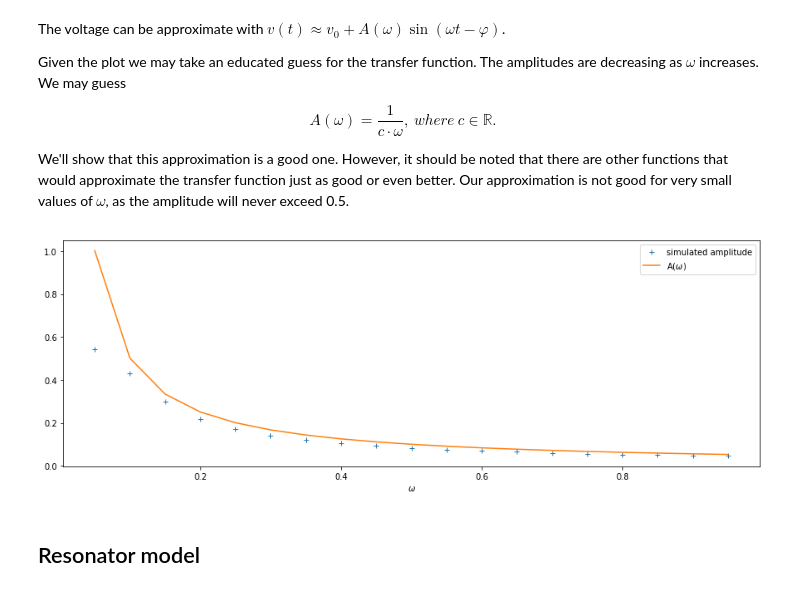
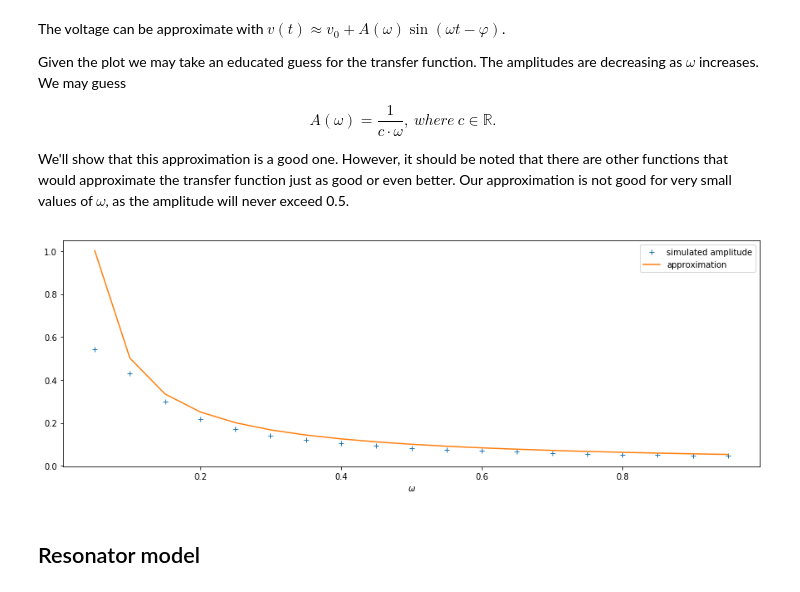
Before and after one commit to lpodl/Izhikevich-Neurons, a Jupyter notebook: Izhkevich-Neurons.ipynb, the cells around one changed output. Cells and saved outputs as stored; diff of their text form; code cells hidden in the pictures.

```diff
--- a/Izhkevich-Neurons.ipynb
+++ b/Izhkevich-Neurons.ipynb
@@ -174,20 +173,20 @@ def transfer(p, acc, t_max, w_max, dt, dw, I_thresh):
 # %%
 # plot transfer function against the simulated amplitudes
 I_thresh = find_threshold(p1, 0.001)
 t_max = 1000
 w_max = 1
 dt = 0.1
 dw = 0.05
 omegas = np.arange(0 + dw, w_max, dw)
 c, amps = transfer(p1, 0 + dw, t_max, w_max, dt, dw, I_thresh)
 fig = plt.figure(figsize=(15,5))
 plt.plot(amps[0], amps[1], '+', label='simulated amplitude')
-plt.plot(omegas, A(c)(omegas), label='A($\omega$)')
+plt.plot(omegas, A(c)(omegas), label='approximation')
 plt.xlabel('$\omega$')
 plt.legend()
 plt.show()
 # %% [output]
-[figure, old version]
+[figure, new version]
 # %% [markdown]
 ## Resonator model
 # %%
```
Also changed, not shown: parts of 5 cells of this notebook.
